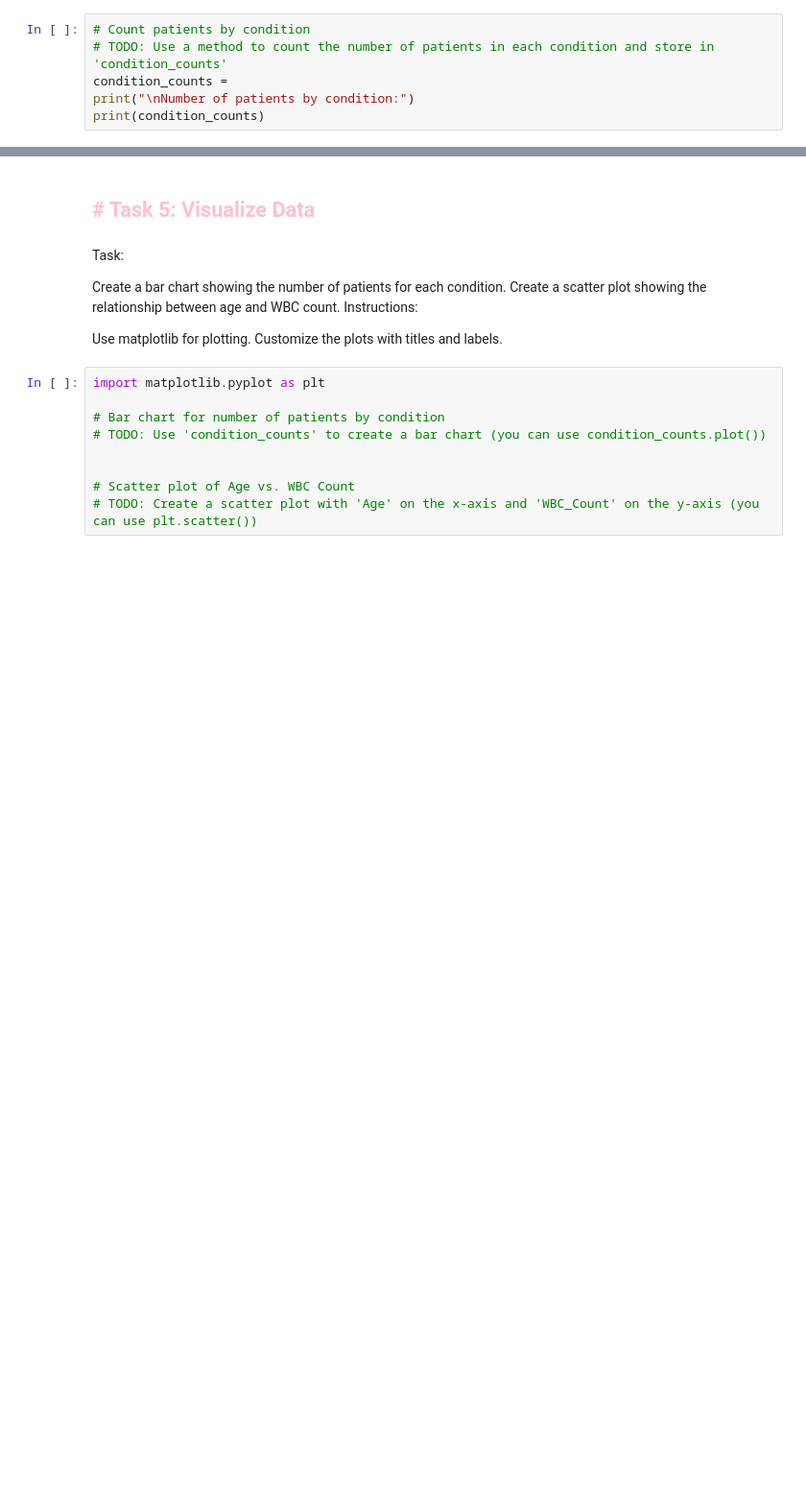
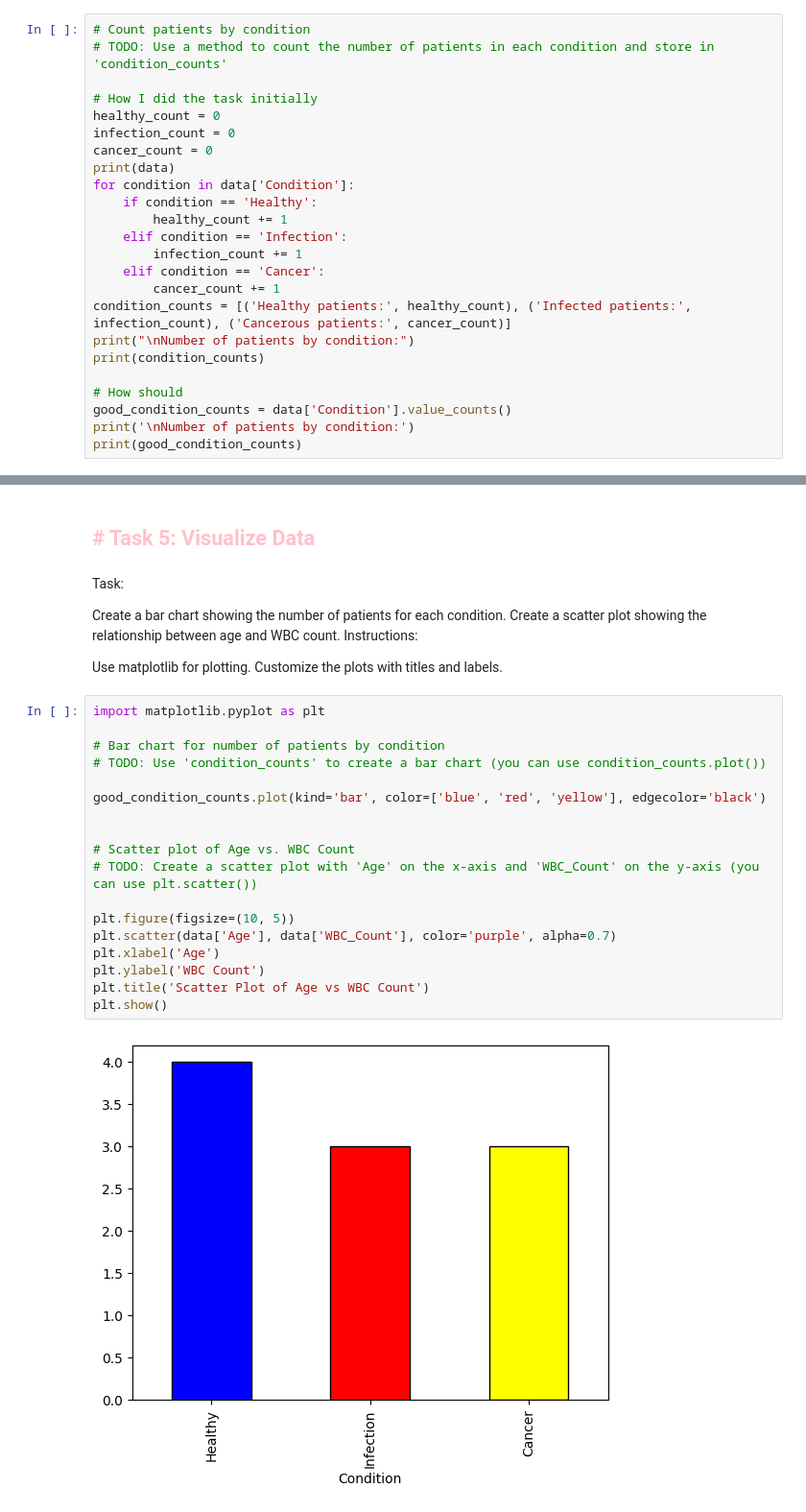
Before and after one commit to MaximKuryachiy/Python-asignments-WIScourse-, a Jupyter notebook: Day05/Datasets.ipynb, the cells around one changed output, grey strips where cells are left out. Shown at 96% size. Drawn from its saved outputs; the diff is of its cells as text; blank space fills up the shorter version.

Commit message:
Added final dataset task

```diff
--- a/Day05/Datasets.ipynb
+++ b/Day05/Datasets.ipynb
@@ -103,6 +120,24 @@ print(healthy_patients)
 # %%
 # Count patients by condition
 # TODO: Use a method to count the number of patients in each condition and store in 'condition_counts'
-condition_counts =
+
+# How I did the task initially
+healthy_count = 0
+infection_count = 0
+cancer_count = 0
+print(data)
+for condition in data['Condition']:
+    if condition == 'Healthy':
+        healthy_count += 1
+    elif condition == 'Infection':
+        infection_count += 1
+    elif condition == 'Cancer':
+        cancer_count += 1
+condition_counts = [('Healthy patients:', healthy_count), ('Infected patients:', infection_count), ('Cancerous patients:', cancer_count)]
 print("\nNumber of patients by condition:")
 print(condition_counts)
+
+# How should
+good_condition_counts = data['Condition'].value_counts()
+print('\nNumber of patients by condition:')
+print(good_condition_counts)
@@ -120,9 +173,20 @@ Customize the plots with titles and labels.
 # %%
 import matplotlib.pyplot as plt
 
 # Bar chart for number of patients by condition
 # TODO: Use 'condition_counts' to create a bar chart (you can use condition_counts.plot())
 
+good_condition_counts.plot(kind='bar', color=['blue', 'red', 'yellow'], edgecolor='black')
+
 
 # Scatter plot of Age vs. WBC Count
 # TODO: Create a scatter plot with 'Age' on the x-axis and 'WBC_Count' on the y-axis (you can use plt.scatter())
+
+plt.figure(figsize=(10, 5))
+plt.scatter(data['Age'], data['WBC_Count'], color='purple', alpha=0.7)
+plt.xlabel('Age')
+plt.ylabel('WBC Count')
+plt.title('Scatter Plot of Age vs WBC Count')
+plt.show()
+# %% [output]
+[figure, added]
```
Also changed, not shown: parts of 5 cells of this notebook.
